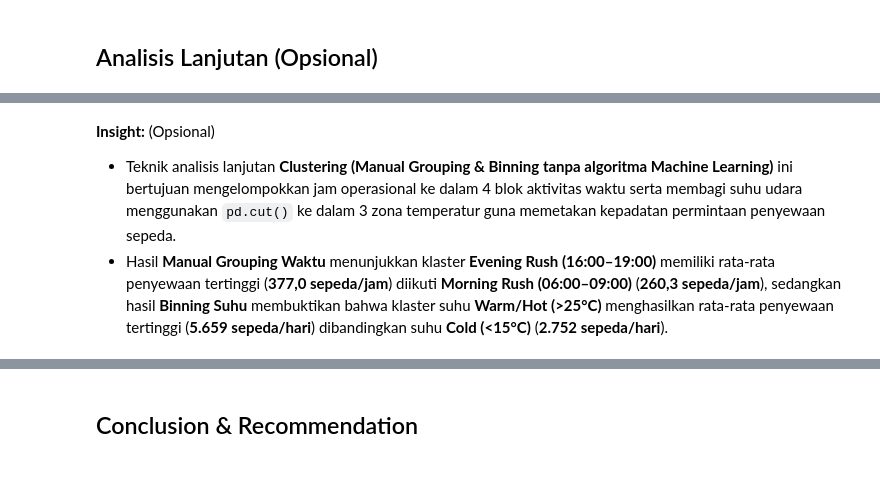
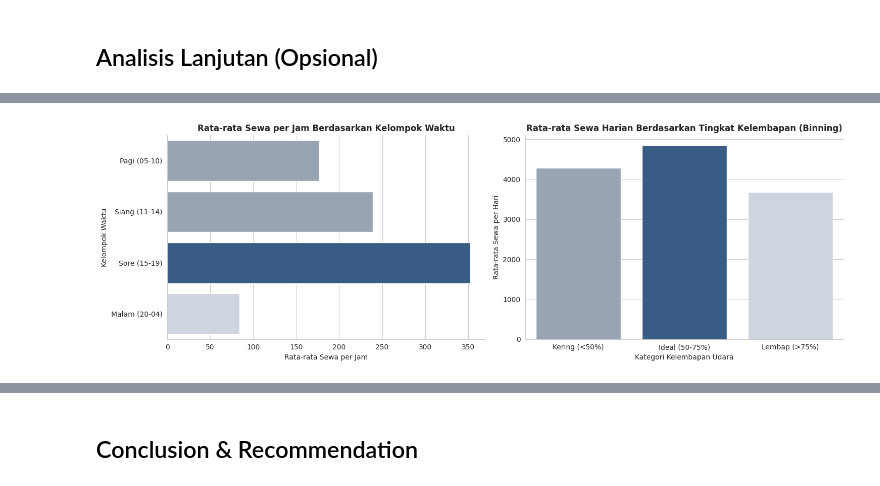
Before and after one commit to gungwisnu/bike-sharing-analysis, a Jupyter notebook: notebook.ipynb, the cells around one changed output, grey strips where cells are left out. Cells and saved outputs as stored; diff of their text form; code cells hidden in the pictures.

```diff
--- a/notebook.ipynb
+++ b/notebook.ipynb
@@ -405,4 +294,47 @@ day_df.to_csv("dashboard/main_data.csv", index=False)
-# %% [markdown]
-**Insight:** (Opsional)
-- Teknik analisis lanjutan **Clustering (Manual Grouping & Binning tanpa algoritma Machine Learning)** ini bertujuan mengelompokkan jam operasional ke dalam 4 blok aktivitas waktu serta membagi suhu udara menggunakan `pd.cut()` ke dalam 3 zona temperatur guna memetakan kepadatan permintaan penyewaan sepeda.
-- Hasil **Manual Grouping Waktu** menunjukkan klaster **Evening Rush (16:00–19:00)** memiliki rata-rata penyewaan tertinggi (**377,0 sepeda/jam**) diikuti **Morning Rush (06:00–09:00)** (**260,3 sepeda/jam**), sedangkan hasil **Binning Suhu** membuktikan bahwa klaster suhu **Warm/Hot (>25°C)** menghasilkan rata-rata penyewaan tertinggi (**5.659 sepeda/hari**) dibandingkan suhu **Cold (<15°C)** (**2.752 sepeda/hari**).
+# %%
+def kelompok_jam(jam):
+    if 5 <= jam <= 10:
+        return "Pagi (05-10)"
+    elif 11 <= jam <= 14:
+        return "Siang (11-14)"
+    elif 15 <= jam <= 19:
+        return "Sore (15-19)"
+    else:
+        return "Malam (20-04)"
+
+df_hour["waktu_sewa"] = df_hour["hr"].apply(kelompok_jam)
+
+df_day["hum_group"] = pd.cut(
+    df_day["hum"],
+    bins=[0, 50, 75, 100],
+    labels=["Kering (<50%)", "Ideal (50-75%)", "Lembap (>75%)"]
+)
+
+rekap_waktu = df_hour.groupby("waktu_sewa")["cnt"].mean().reindex(
+    ["Pagi (05-10)", "Siang (11-14)", "Sore (15-19)", "Malam (20-04)"]
+).reset_index()
+
+rekap_hum = df_day.groupby("hum_group", observed=False)["cnt"].mean().reset_index()
+
+fig, ax = plt.subplots(1, 2, figsize=(15, 5))
+
+warna_waktu = ["#94a3b8", "#94a3b8", "#2b5c8f", "#cbd5e1"]
+sns.barplot(data=rekap_waktu, x="cnt", y="waktu_sewa", palette=warna_waktu, hue="waktu_sewa", legend=False, ax=ax[0])
+ax[0].set_title("Rata-rata Sewa per Jam Berdasarkan Kelompok Waktu", fontsize=12, fontweight="bold")
+ax[0].set_xlabel("Rata-rata Sewa per Jam")
+ax[0].set_ylabel("Kelompok Waktu")
+
+warna_hum = ["#94a3b8", "#2b5c8f", "#cbd5e1"]
+sns.barplot(data=rekap_hum, x="hum_group", y="cnt", palette=warna_hum, hue="hum_group", legend=False, ax=ax[1])
+ax[1].set_title("Rata-rata Sewa Harian Berdasarkan Tingkat Kelembapan (Binning)", fontsize=12, fontweight="bold")
+ax[1].set_xlabel("Kategori Kelembapan Udara")
+ax[1].set_ylabel("Rata-rata Sewa per Hari")
+
+sns.despine()
+plt.tight_layout()
+plt.show()
+
+os.makedirs("dashboard", exist_ok=True)
+df_day.to_csv("dashboard/main_data.csv", index=False)
+# %% [output]
+[figure, added]
```
Also changed, not shown: parts of 38 cells of this notebook, 4 other files.
